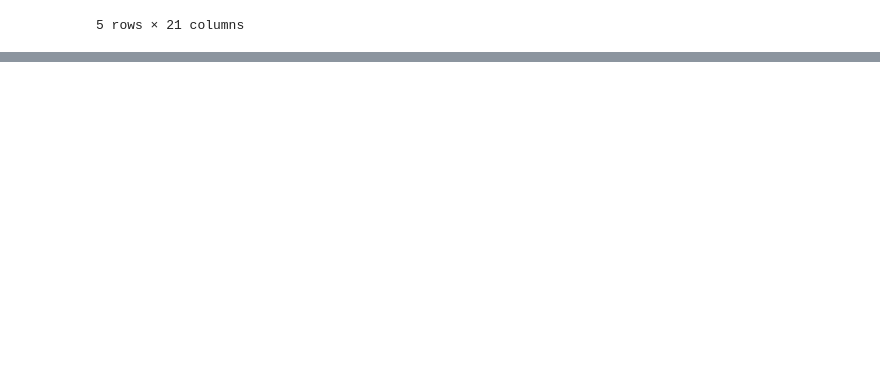
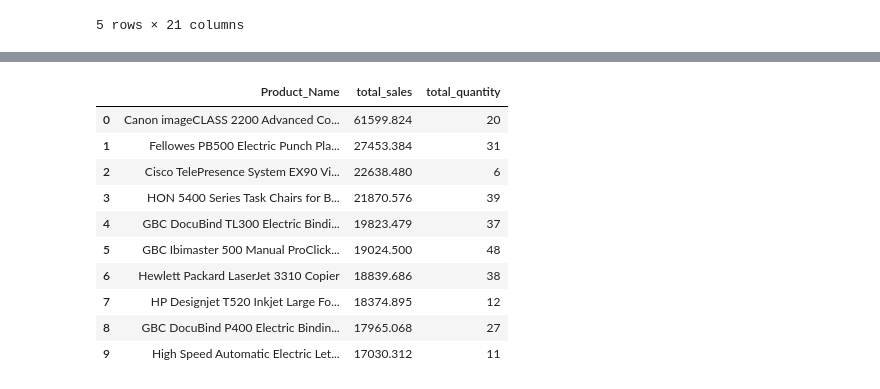
Before and after one commit to sh-nipun/retail-sales-analysis, a Jupyter notebook: notebooks/analysis.ipynb, the cells around one changed output, grey strips where cells are left out. Drawn from its saved outputs; the diff is of its cells as text; code cells hidden in the pictures; blank space fills up the shorter version.

```diff
--- a/notebooks/analysis.ipynb
+++ b/notebooks/analysis.ipynb
@@ -169,0 +209,26 @@ test_df
+# %%
+# Query: Find the top 10 products by total sales amount
+top_products_query = """
+SELECT Product_Name,
+       SUM(Sales) AS total_sales,
+       SUM(Quantity) AS total_quantity
+FROM sales
+GROUP BY Product_Name
+ORDER BY total_sales DESC
+LIMIT 10
+"""
+
+top_products = pd.read_sql(top_products_query, conn)
+top_products
+# %% [output]
+|  | Product_Name | total_sales | total_quantity |
+| 0 | Canon imageCLASS 2200 Advanced Co... | 61599.824 | 20 |
+| 1 | Fellowes PB500 Electric Punch Pla... | 27453.384 | 31 |
+| 2 | Cisco TelePresence System EX90 Vi... | 22638.480 | 6 |
+| 3 | HON 5400 Series Task Chairs for B... | 21870.576 | 39 |
+| 4 | GBC DocuBind TL300 Electric Bindi... | 19823.479 | 37 |
+| 5 | GBC Ibimaster 500 Manual ProClick... | 19024.500 | 48 |
+| 6 | Hewlett Packard LaserJet 3310 Copier | 18839.686 | 38 |
+| 7 | HP Designjet T520 Inkjet Large Fo... | 18374.895 | 12 |
+| 8 | GBC DocuBind P400 Electric Bindin... | 17965.068 | 27 |
+| 9 | High Speed Automatic Electric Let... | 17030.312 | 11 |
```
Also changed, not shown: parts of 4 cells of this notebook.
